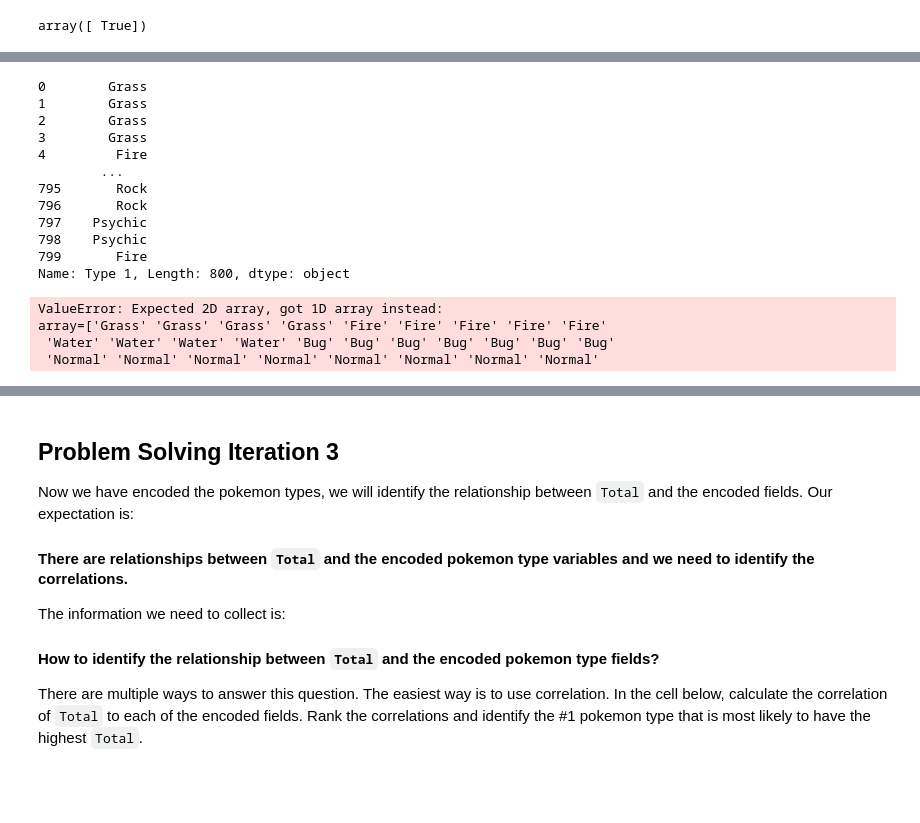
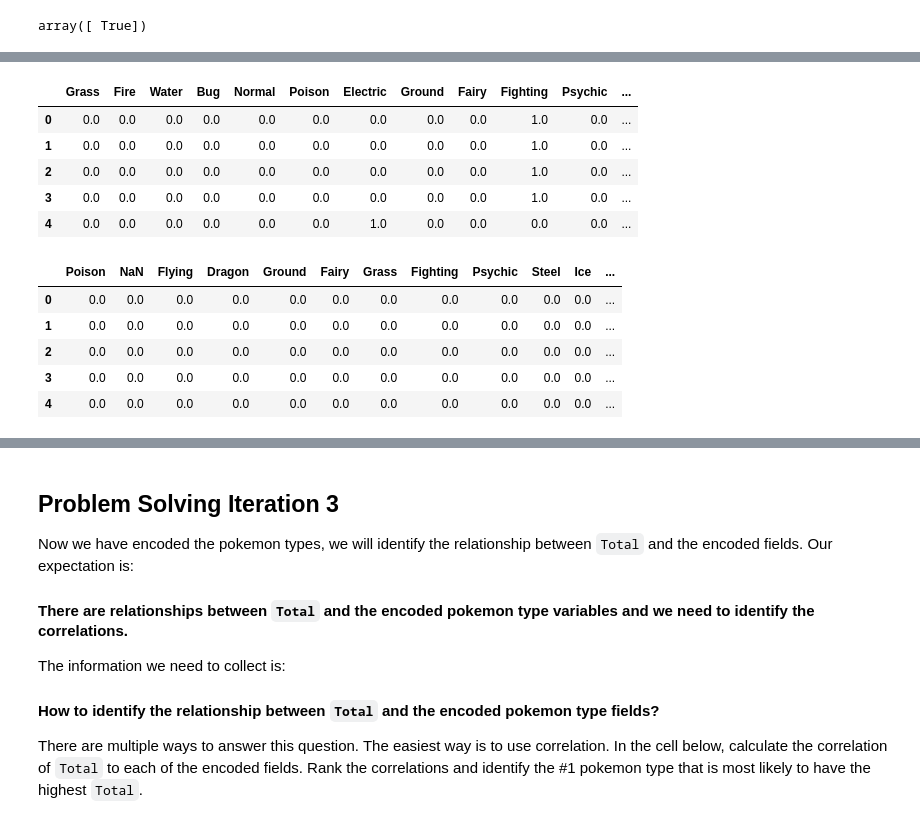
Before and after one commit to vrushali92/lab-dataframe-calculations, a Jupyter notebook: your-code/challenge-2.ipynb, the cells around one changed output, grey strips where cells are left out. Cells and saved outputs as stored; diff of their text form; code cells hidden in the pictures; blank space fills up the shorter version.

```diff
--- a/your-code/challenge-2.ipynb
+++ b/your-code/challenge-2.ipynb
@@ -122,36 +91,24 @@ AttributeError: 'DataFrame' object has no attribute 'unique'
-# %%
-# your code here
-from sklearn.preprocessing import OneHotEncoder
-
-#Unable to combine TYpe1 and Type 2 column
-
-# type_p = pokemon.pivot_table(index = ["Type 1", "Type 2"], aggfunc = "max")
-# type_p
-
-# display(pokemon.pivot_table(index = ["Type 1", "Type 2"], aggfunc = "max"))
-
-X_cat = pokemon["Type 1"]
-X_cat
-# %% [output]
-0        Grass
-1        Grass
-2        Grass
-3        Grass
-4         Fire
-        ...
-795       Rock
-796       Rock
-797    Psychic
-798    Psychic
-799       Fire
-Name: Type 1, Length: 800, dtype: object
-# %%
-encoder = OneHotEncoder().fit(X_cat)
-cols = encoder.get_feature_names_out(input_features=X_cat.columns)
-X_cat_encode = pd.DataFrame(encoder.transform(X_cat).toarray(),columns=cols)
-X_cat_encode.head().T
-# %% [output]
-ValueError: Expected 2D array, got 1D array instead:
-array=['Grass' 'Grass' 'Grass' 'Grass' 'Fire' 'Fire' 'Fire' 'Fire' 'Fire'
- 'Water' 'Water' 'Water' 'Water' 'Bug' 'Bug' 'Bug' 'Bug' 'Bug' 'Bug' 'Bug'
- 'Normal' 'Normal' 'Normal' 'Normal' 'Normal' 'Normal' 'Normal' 'Normal'
+# %%
+encoder = OneHotEncoder().fit(pokemon[["Type 1"]])
+encoded = encoder.transform(pokemon[["Type 1"]]).toarray()
+onehot_encoded = pd.DataFrame(encoded, columns = pokemon["Type 1"].unique())
+display(onehot_encoded.head())
+
+
+encoder2 = OneHotEncoder().fit(pokemon[["Type 2"]])
+encoded2 = encoder2.transform(pokemon[["Type 2"]]).toarray()
+onehot_encoded2 = pd.DataFrame(encoded2, columns = pokemon["Type 2"].unique())
+display(onehot_encoded2.head())
+# %% [output]
+|  | Grass | Fire | Water | Bug | Normal | Poison | Electric | Ground | Fairy | Fighting | Psychic | ... |
+| 0 | 0.0 | 0.0 | 0.0 | 0.0 | 0.0 | 0.0 | 0.0 | 0.0 | 0.0 | 1.0 | 0.0 | ... |
+| 1 | 0.0 | 0.0 | 0.0 | 0.0 | 0.0 | 0.0 | 0.0 | 0.0 | 0.0 | 1.0 | 0.0 | ... |
+| 2 | 0.0 | 0.0 | 0.0 | 0.0 | 0.0 | 0.0 | 0.0 | 0.0 | 0.0 | 1.0 | 0.0 | ... |
+| 3 | 0.0 | 0.0 | 0.0 | 0.0 | 0.0 | 0.0 | 0.0 | 0.0 | 0.0 | 1.0 | 0.0 | ... |
+| 4 | 0.0 | 0.0 | 0.0 | 0.0 | 0.0 | 0.0 | 1.0 | 0.0 | 0.0 | 0.0 | 0.0 | ... |
+|  | Poison | NaN | Flying | Dragon | Ground | Fairy | Grass | Fighting | Psychic | Steel | Ice | ... |
+| 0 | 0.0 | 0.0 | 0.0 | 0.0 | 0.0 | 0.0 | 0.0 | 0.0 | 0.0 | 0.0 | 0.0 | ... |
+| 1 | 0.0 | 0.0 | 0.0 | 0.0 | 0.0 | 0.0 | 0.0 | 0.0 | 0.0 | 0.0 | 0.0 | ... |
+| 2 | 0.0 | 0.0 | 0.0 | 0.0 | 0.0 | 0.0 | 0.0 | 0.0 | 0.0 | 0.0 | 0.0 | ... |
+| 3 | 0.0 | 0.0 | 0.0 | 0.0 | 0.0 | 0.0 | 0.0 | 0.0 | 0.0 | 0.0 | 0.0 | ... |
+| 4 | 0.0 | 0.0 | 0.0 | 0.0 | 0.0 | 0.0 | 0.0 | 0.0 | 0.0 | 0.0 | 0.0 | ... |
```
Also changed, not shown: parts of 4 cells of this notebook, 1 other file.
